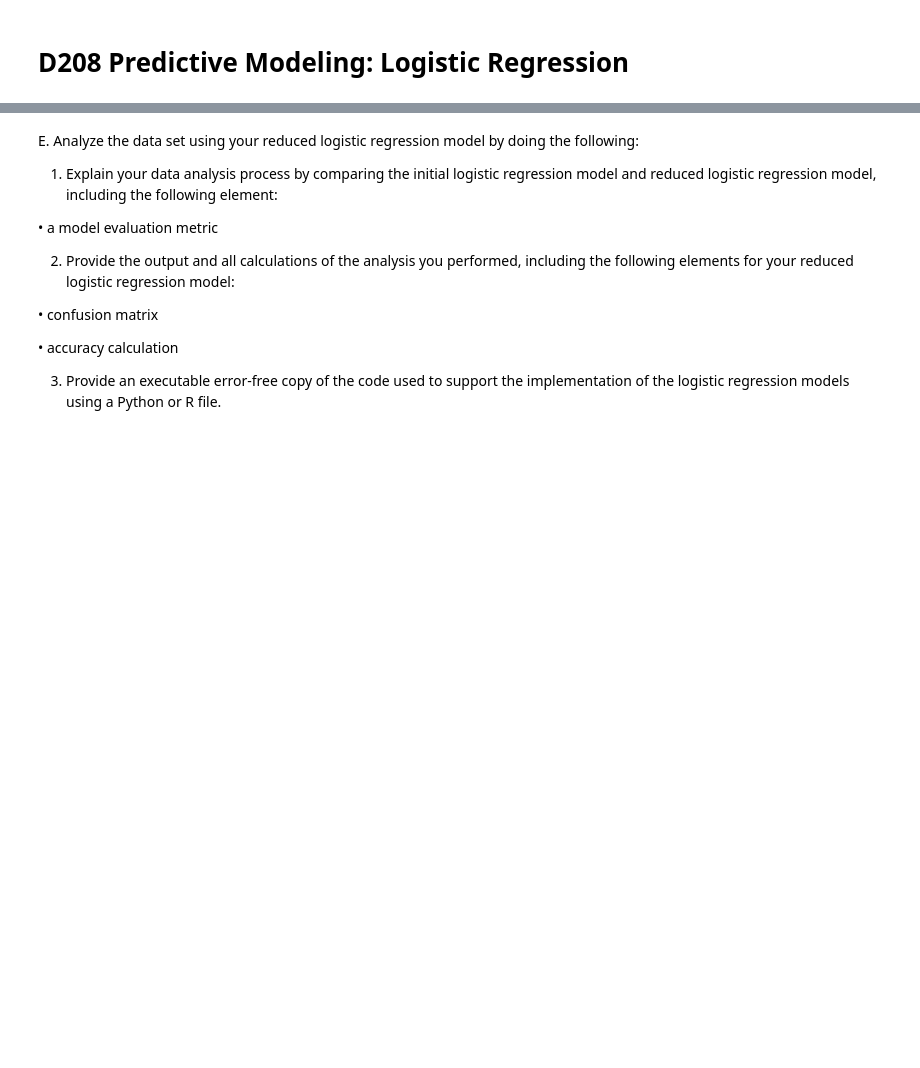
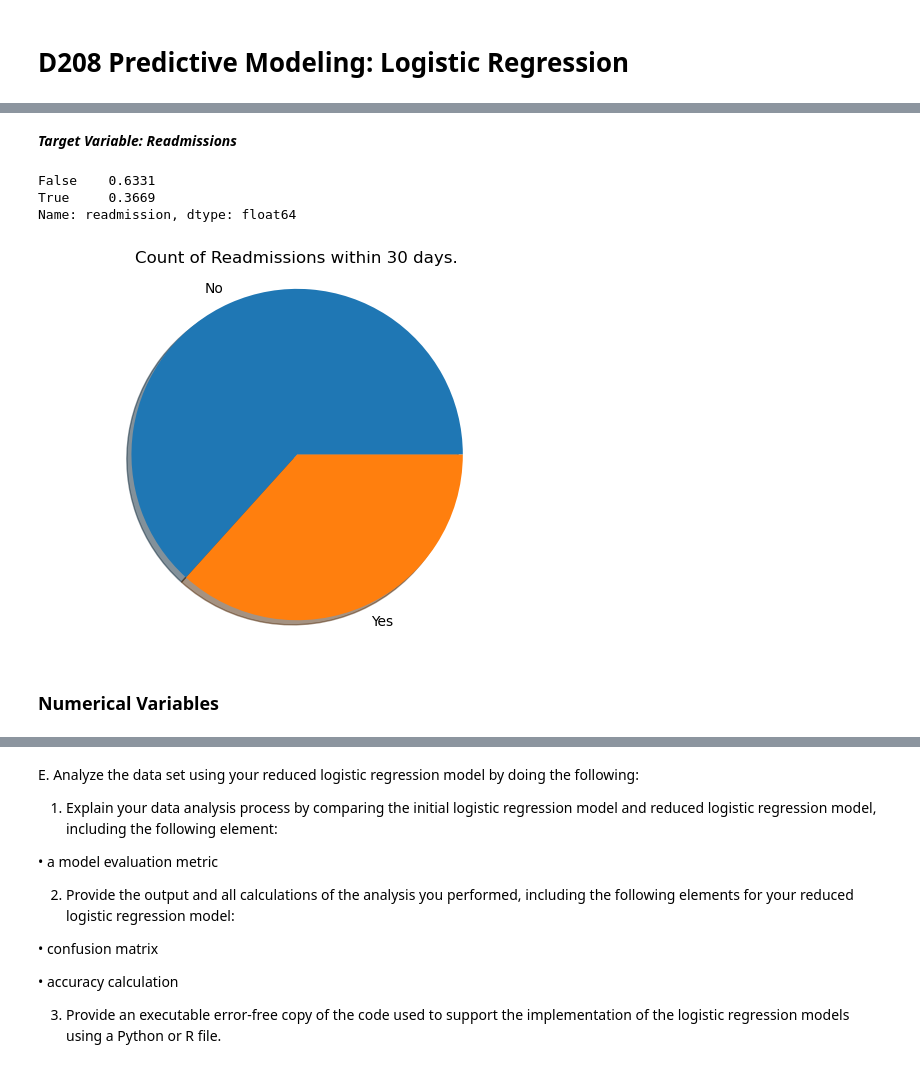
Before and after one commit to DesireeMcElroy/WGU_MSDA, a Jupyter notebook: D208-Predictive_Modeling/logistic_regression_task2.ipynb, the cells around one changed output, grey strips where cells are left out. Saved outputs shown, nothing was run; the diff lists cells and outputs as text; code cells hidden in the pictures; blank space fills up the shorter version.

```diff
--- a/D208-Predictive_Modeling/logistic_regression_task2.ipynb
+++ b/D208-Predictive_Modeling/logistic_regression_task2.ipynb
@@ -44,0 +236,18 @@ B.  Describe logistic regression methods by doing the following:
+# %% [markdown]
+***Target Variable: Readmissions***
+# %%
+df.readmission.value_counts(normalize=True)
+# %% [output]
+False    0.6331
+True     0.3669
+Name: readmission, dtype: float64
+# %%
+plt.pie(df.readmission.value_counts(normalize=True),
+        labels = ['No', 'Yes'], shadow=True)
+plt.axis('equal')
+plt.title('Count of Readmissions within 30 days.')
+plt.show()
+# %% [output]
+[figure, added]
+# %% [markdown]
+### Numerical Variables
```
Also changed, not shown: parts of 35 cells of this notebook.
